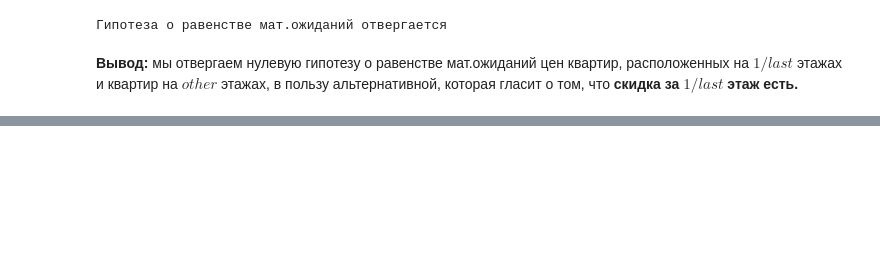
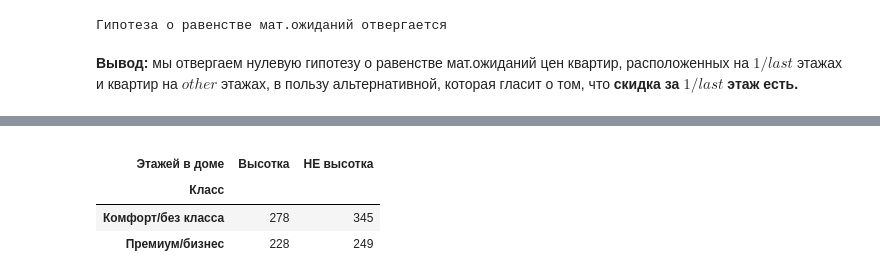
Before and after one commit to PolinaDmitrieva/Project_andan_cian, a Jupyter notebook: hypotheses_cian_3.ipynb, the cells around one changed output, grey strips where cells are left out. Saved outputs shown, nothing was run; the diff lists cells and outputs as text; code cells hidden in the pictures; blank space fills up the shorter version.

```diff
--- a/hypotheses_cian_3.ipynb
+++ b/hypotheses_cian_3.ipynb
@@ -130,0 +162,15 @@ $$ t = \frac{\bar{X} - \bar{Y} - \mu_0}         {\sqrt{(\frac {n+m}{nm})(\frac {
+# %%
+high_premium = data_without_miss[['Этажей в доме', 'Класс']]
+high_premium['Этажей в доме'] = np.where(high_premium['Этажей в доме'] >= 25, 'Высотка', 'НЕ высотка')
+high_premium['Класс'] = np.where((high_premium['Класс'] == 'Премиум')|(high_premium['Класс'] == 'Бизнес'), 'Премиум/бизнес', 'Комфорт/без класса')
+high_premium[''] = 0
+# %%
+from pandas import pivot_table
+floors_type = pivot_table(high_premium, index= 'Класс', columns = 'Этажей в доме', aggfunc = 'count')
+floors_type
+# %% [output]
+|  |  |  |
+| Этажей в доме | Высотка | НЕ высотка |
+| Класс |  |  |
+| Комфорт/без класса | 278 | 345 |
+| Премиум/бизнес | 228 | 249 |
```
Also changed, not shown: parts of 48 cells of this notebook.
